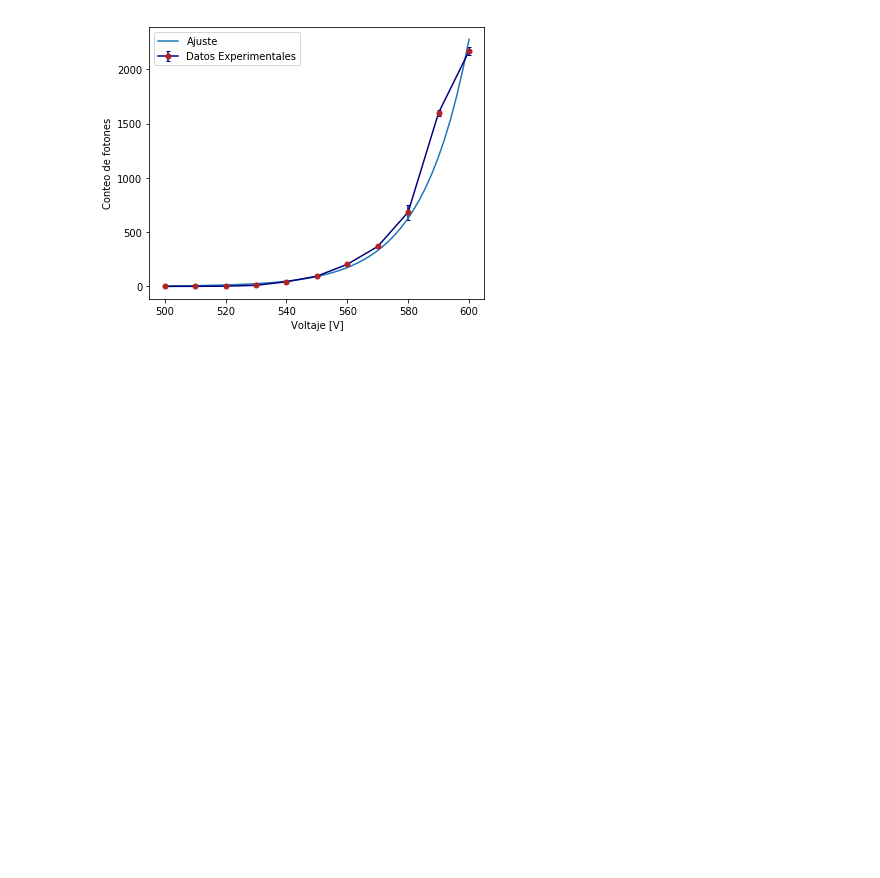
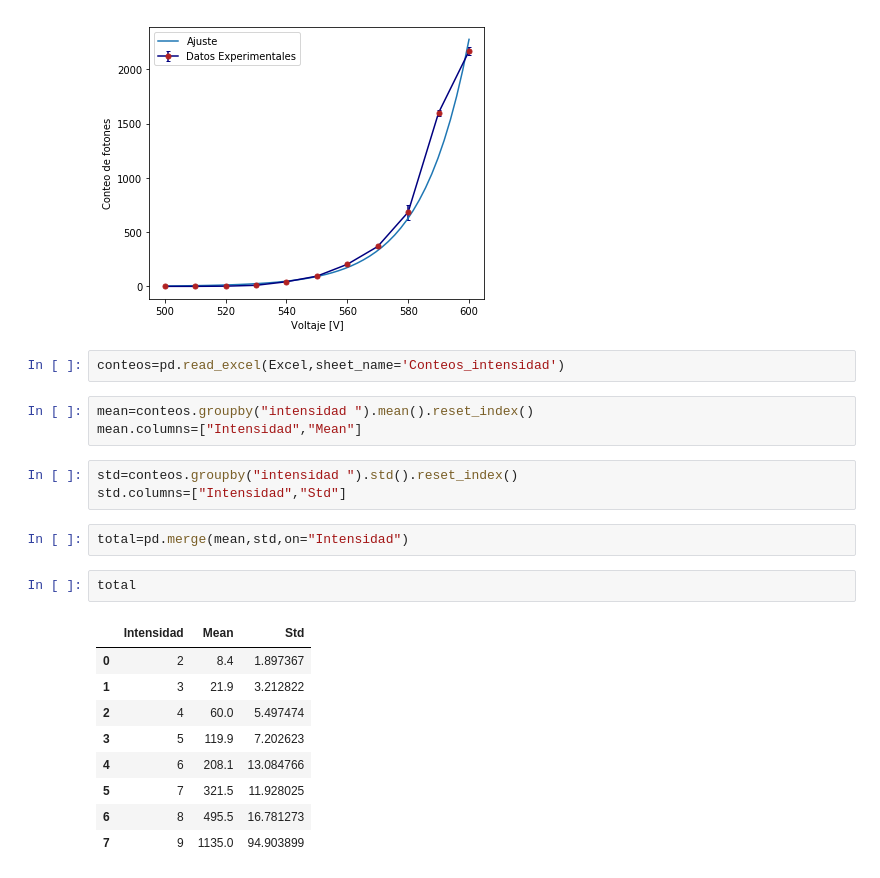
Before and after one commit to jamontanac/Laboratorio-Avanzado, a Jupyter notebook: Double_Slit/Analisis.ipynb, the cells around one changed output. Drawn from its saved outputs; the diff is of its cells as text; blank space fills up the shorter version.

```diff
--- a/Double_Slit/Analisis.ipynb
+++ b/Double_Slit/Analisis.ipynb
@@ -67,3 +67,25 @@ plt.legend()
 plt.show()
 # %% [output]
 [figure]
+# %%
+conteos=pd.read_excel(Excel,sheet_name='Conteos_intensidad')
+# %%
+mean=conteos.groupby("intensidad ").mean().reset_index()
+mean.columns=["Intensidad","Mean"]
+# %%
+std=conteos.groupby("intensidad ").std().reset_index()
+std.columns=["Intensidad","Std"]
+# %%
+total=pd.merge(mean,std,on="Intensidad")
+# %%
+total
+# %% [output]
+|  | Intensidad | Mean | Std |
+| 0 | 2 | 8.4 | 1.897367 |
+| 1 | 3 | 21.9 | 3.212822 |
+| 2 | 4 | 60.0 | 5.497474 |
+| 3 | 5 | 119.9 | 7.202623 |
+| 4 | 6 | 208.1 | 13.084766 |
+| 5 | 7 | 321.5 | 11.928025 |
+| 6 | 8 | 495.5 | 16.781273 |
+| 7 | 9 | 1135.0 | 94.903899 |
```
